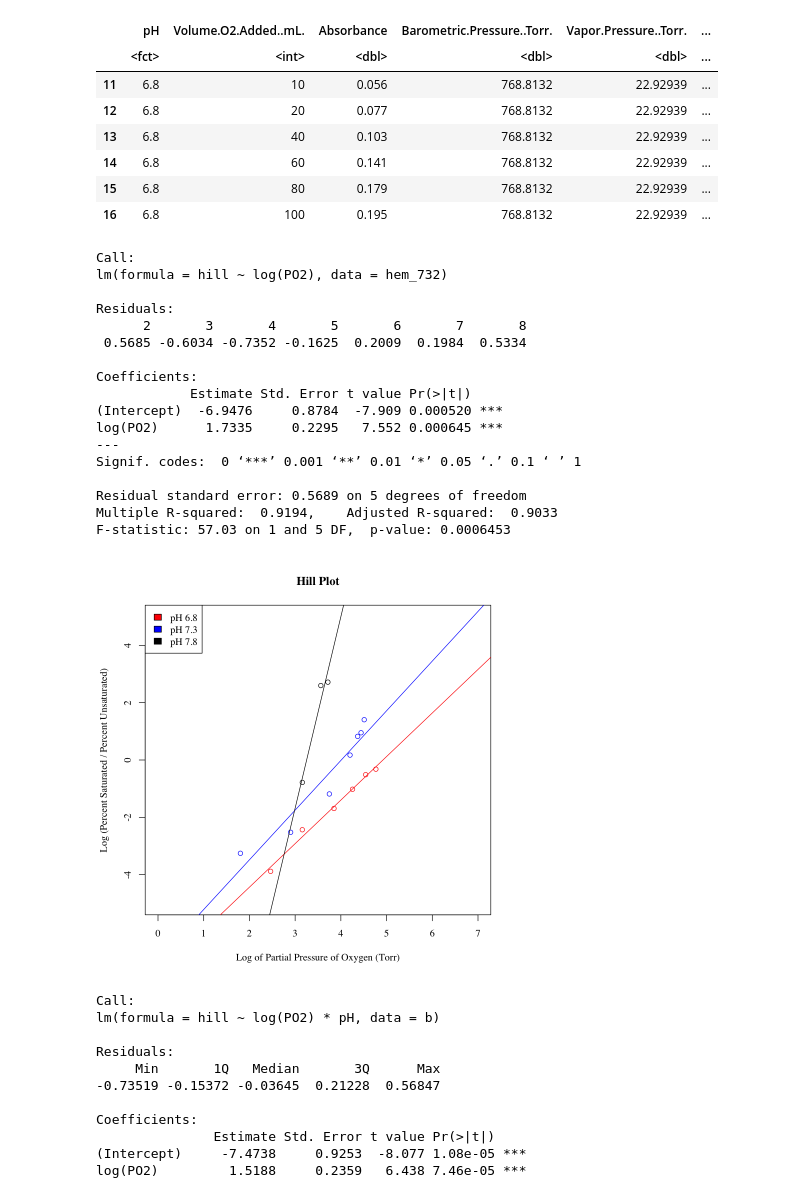
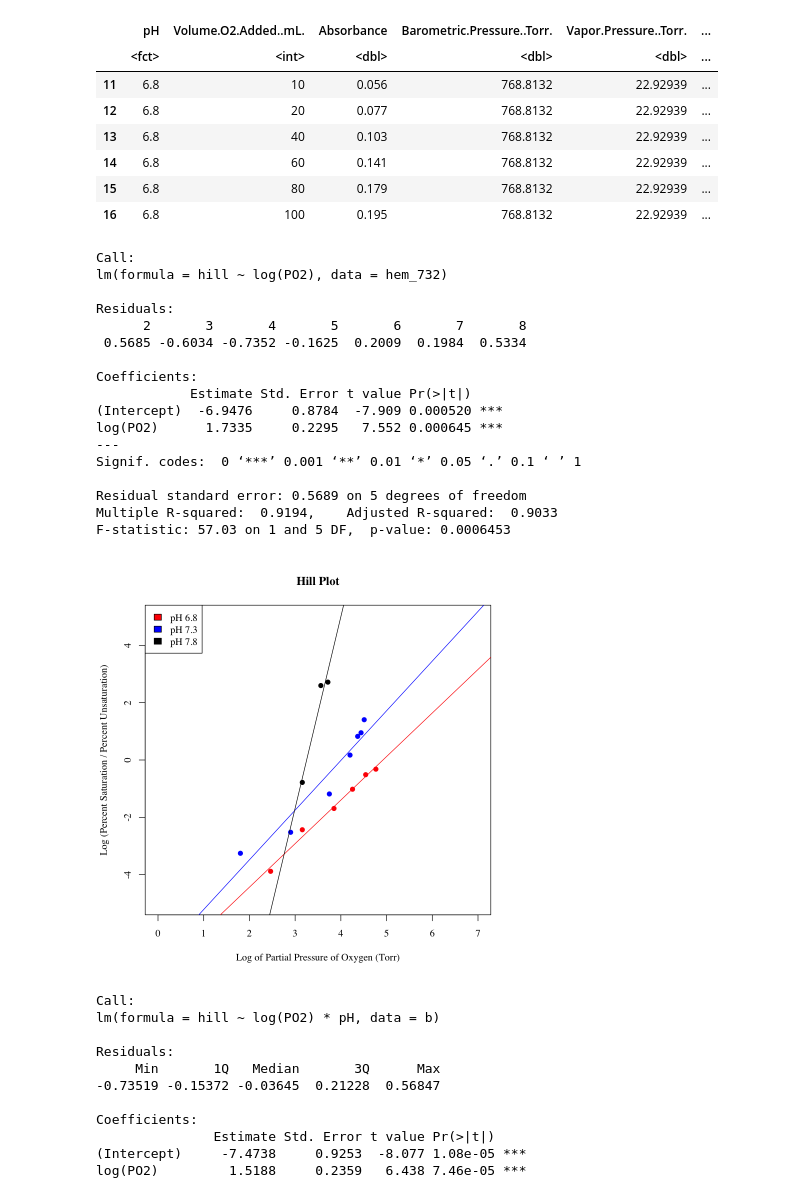
Before and after one commit to andrew2165/biometry_notebooks, a Jupyter notebook: OxygenEqOfHemocyanin.ipynb, the cells around one changed output. Drawn from its saved outputs; the diff is of its cells as text; code cells hidden in the pictures.

```diff
--- a/OxygenEqOfHemocyanin.ipynb
+++ b/OxygenEqOfHemocyanin.ipynb
@@ -193,38 +192,39 @@ summary(lm(hill~log(PO2), data=hem_732))
 par(family = 'serif')
 plot(hill~log(PO2), data=hem_732, xlim = c(0, 7), ylim=c(-5,5), col="blue",
     xlab="Log of Partial Pressure of Oxygen (Torr)",
-    ylab="Log (Percent Saturated / Percent Unsaturated)",
-    main="Hill Plot")
+    ylab="Log (Percent Saturation / Percent Unsaturation)",
+    main="Hill Plot",
+    pch = 19)
 legend("topleft",
       c("pH 6.8", "pH 7.3", "pH 7.8"),
         fill=c("red","blue", "black"))
 abline(a = -6.948, b = 1.733, col="blue")
 # Adding pH 6.8 to the graph
-points(x=log(hem_682$PO2), y=hem_682$hill, col="red")
+points(x=log(hem_682$PO2), y=hem_682$hill, col="red", pch = 19)
 abline(a = -7.47379, b = 1.51877, col="red")
 # Adding pH 7.8 to the graph
-points(x=log(hem_782$PO2), y=hem_782$hill, col="black")
+points(x=log(hem_782$PO2), y=hem_782$hill, col="black", pch = 19)
 abline(a=-21.704, b=6.674, col="black")
 #dev.off()
 # %% [output]
 Call:
 lm(formula = hill ~ log(PO2), data = hem_732)
 
 Residuals:
       2       3       4       5       6       7       8
  0.5685 -0.6034 -0.7352 -0.1625  0.2009  0.1984  0.5334
 
 Coefficients:
             Estimate Std. Error t value Pr(>|t|)
 (Intercept)  -6.9476     0.8784  -7.909 0.000520 ***
 log(PO2)      1.7335     0.2295   7.552 0.000645 ***
 ---
 Signif. codes:  0 ‘***’ 0.001 ‘**’ 0.01 ‘*’ 0.05 ‘.’ 0.1 ‘ ’ 1
 
 Residual standard error: 0.5689 on 5 degrees of freedom
 Multiple R-squared:  0.9194,    Adjusted R-squared:  0.9033
 F-statistic: 57.03 on 1 and 5 DF,  p-value: 0.0006453
-[figure, old version]
+[figure, new version]
 # %%
 b = rbind(hem_732, hem_682, hem_782)
 anc = lm(hill ~ log(PO2)*pH, data=b)
```
Also changed, not shown: parts of 3 cells of this notebook.
